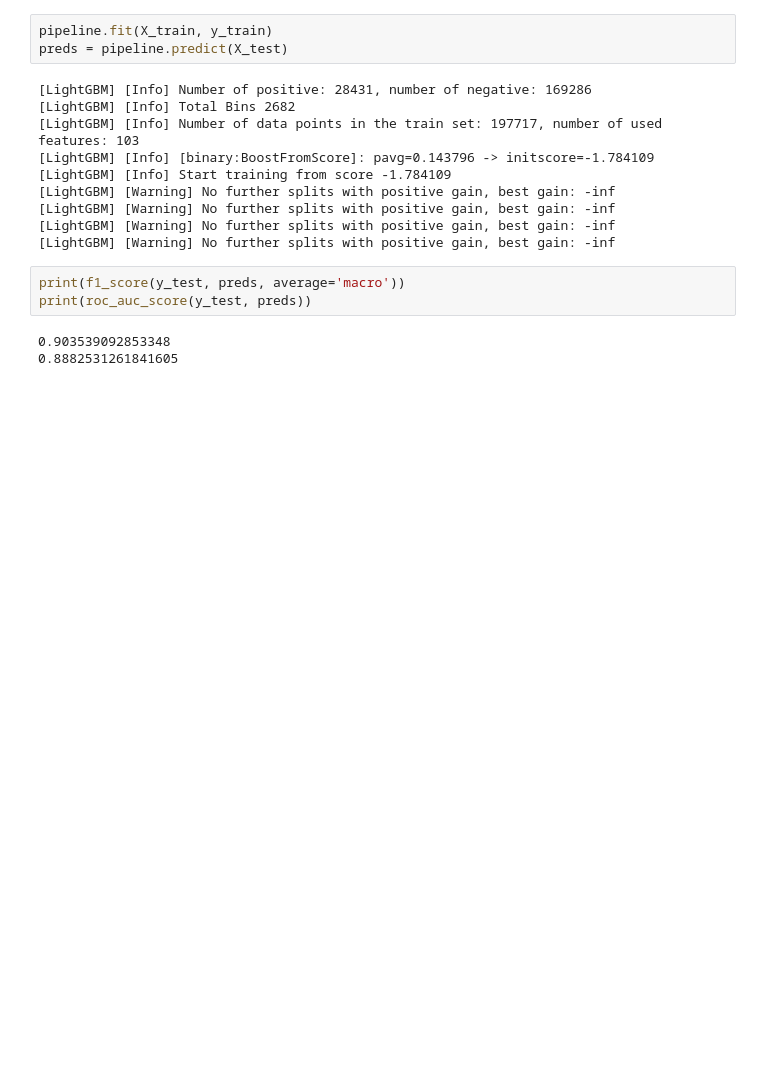
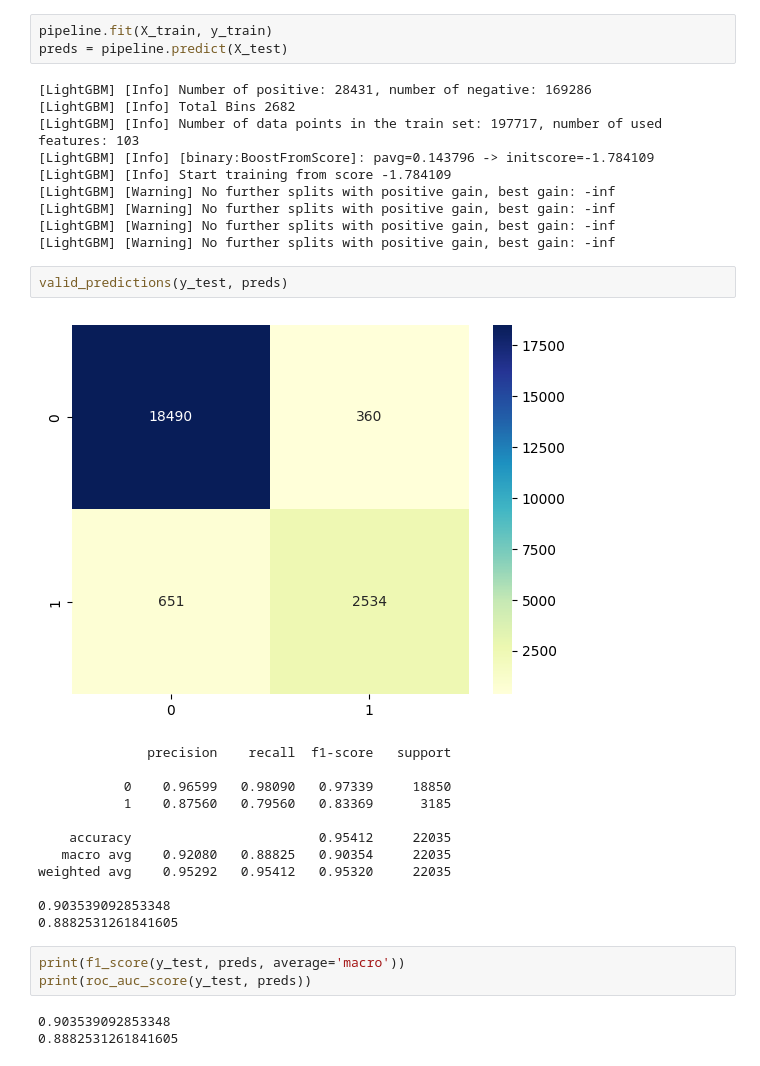
Before and after one commit to dead4an/AIIJC2023-manufacturing, a Jupyter notebook: boosting_models/lightgbm.ipynb, the cells around one changed output. Cells and saved outputs as stored; diff of their text form; blank space fills up the shorter version.

```diff
--- a/boosting_models/lightgbm.ipynb
+++ b/boosting_models/lightgbm.ipynb
@@ -162,6 +218,21 @@ preds = pipeline.predict(X_test)
 [LightGBM] [Warning] No further splits with positive gain, best gain: -inf
 [LightGBM] [Warning] No further splits with positive gain, best gain: -inf
 [LightGBM] [Warning] No further splits with positive gain, best gain: -inf
+# %%
+valid_predictions(y_test, preds)
+# %% [output]
+[figure, added]
+              precision    recall  f1-score   support
+
+           0    0.96599   0.98090   0.97339     18850
+           1    0.87560   0.79560   0.83369      3185
+
+    accuracy                        0.95412     22035
+   macro avg    0.92080   0.88825   0.90354     22035
+weighted avg    0.95292   0.95412   0.95320     22035
+
+0.903539092853348
+0.8882531261841605
 # %%
 print(f1_score(y_test, preds, average='macro'))
 print(roc_auc_score(y_test, preds))
```
Also changed, not shown: parts of 7 cells of this notebook, 5 other files.
